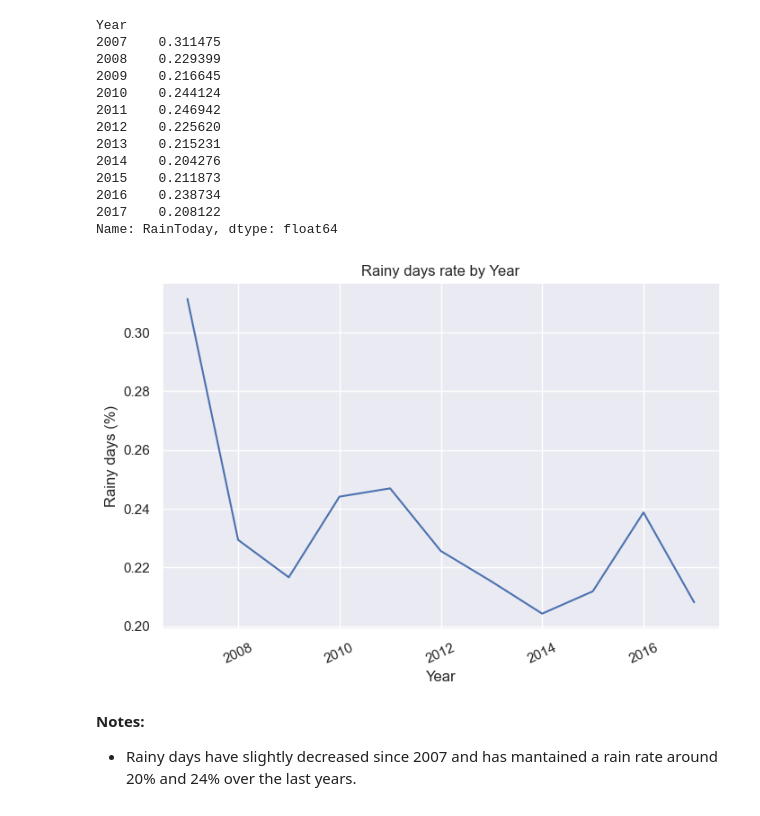
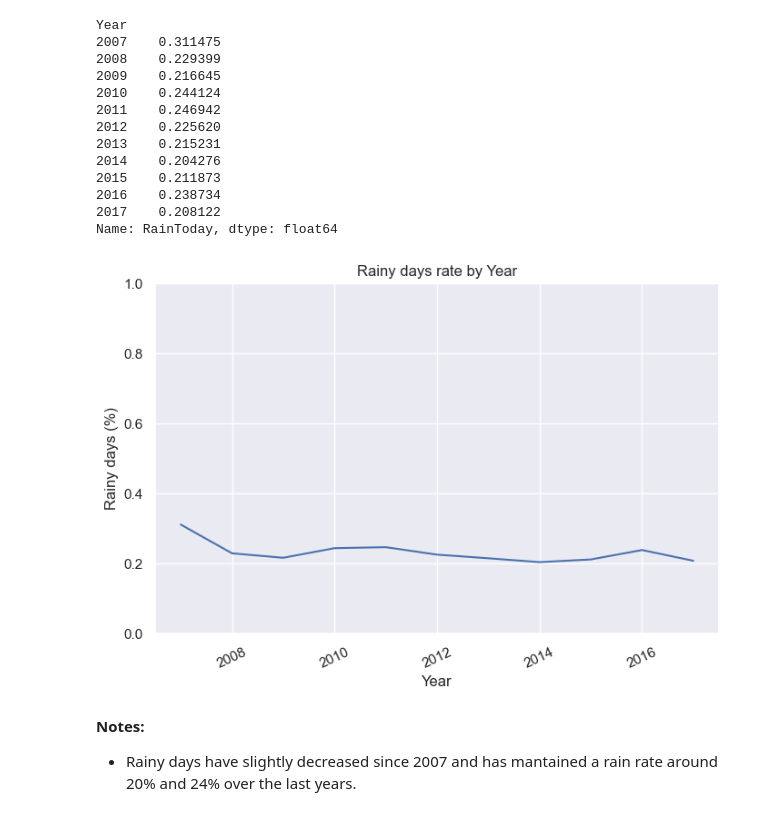
Before and after one commit to joseprau/RainAustraliaML, a Jupyter notebook: notebook.ipynb, the cells around one changed output. Drawn from its saved outputs; the diff is of its cells as text; code cells hidden in the pictures.

```diff
--- a/notebook.ipynb
+++ b/notebook.ipynb
@@ -204,13 +212,14 @@ Name: RainToday, dtype: float64
 # %%
 plt.figure(figsize= (8,5))
 sns.lineplot(grouped_by_year)
 plt.title("Rainy days rate by Year")
 plt.ylabel("Rainy days (%)")
 plt.xticks(rotation = 25)
+plt.ylim((0,1))
 plt.savefig("./figs/rain_trend_year.png")
 plt.show()
 # %% [output]
-[figure, old version]
+[figure, new version]
 # %% [markdown]
 **Notes:**
 - Rainy days have slightly decreased since 2007 and has mantained a rain rate around 20% and 24% over the last years.
```
Also changed, not shown: parts of 26 cells of this notebook, 8 other files.
